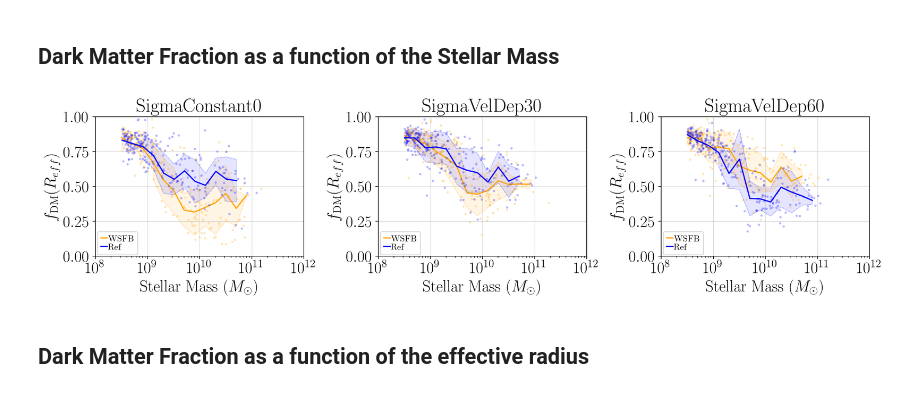
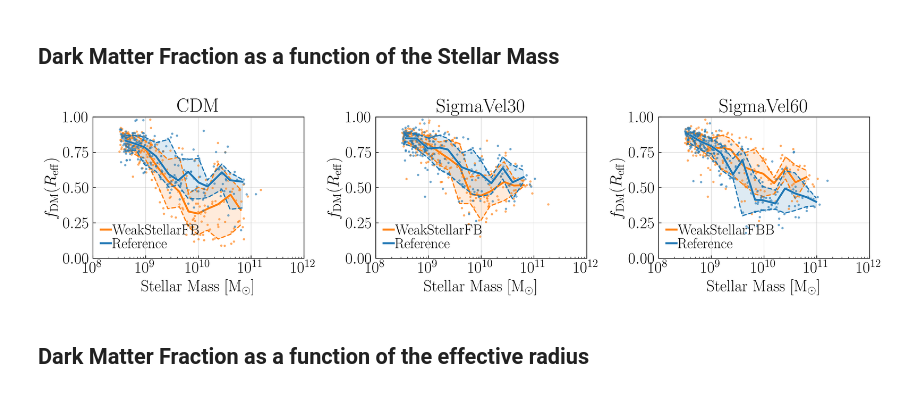
Before and after one commit to Annapreto23/TangoSIDM_DMFraction, a Jupyter notebook: data/TangoSIDM/fDM_plots.ipynb, the cells around one changed output. Saved outputs shown, nothing was run; the diff lists cells and outputs as text; code cells hidden in the pictures.

```diff
--- a/data/TangoSIDM/fDM_plots.ipynb
+++ b/data/TangoSIDM/fDM_plots.ipynb
@@ -112,11 +112,26 @@ file_paths = ['Halo_data_L025N376WeakStellarFBSigmaVelDep60Anisotropic.hdf5',
               'Halo_data_L025N376ReferenceSigmaVelDep60Anisotropic.hdf5']
 
 file_names = ['WSFB60', 'WSFB30', 'WSFBconst', 'Ref60', 'Ref30', 'Refconst']
+# %%
+### Useful function to plot median relation with error bar
+
+def plot_median_relation(ax, bins, x, y, errorbars=True, color='grey',label='CDM'):
+    num_bins = len(bins)
+    indx = np.digitize(x, bins)
+    p_bins_medians = np.array([np.median(x[indx == idx]) for idx in np.arange(num_bins) if len(x[indx==idx])>3])
+    r_bins_medians = np.array([np.median(y[indx == idx]) for idx in np.arange(num_bins) if len(x[indx==idx])>3])
+    ax.plot(p_bins_medians, r_bins_medians, lw=3, color='white')
+    ax.plot(p_bins_medians, r_bins_medians, color=color, lw=2.5, label=label)
+
+    if errorbars:
+        r_bins_16 = np.array([np.percentile(y[indx == idx], 16) for idx in np.arange(num_bins) if len(x[indx==idx])>3]) # Here we request each bin to contain at least x galaxies
+        r_bins_84 = np.array([np.percentile(y[indx == idx], 84) for idx in np.arange(num_bins) if len(x[indx==idx])>3])
+        ax.plot(p_bins_medians, r_bins_16, '--', color=color)
+        ax.plot(p_bins_medians, r_bins_84, '--', color=color)
+        ax.fill_between(p_bins_medians, r_bins_16, r_bins_84, color=color, alpha=0.15,)
 # %% [markdown]
 ## Dark Matter Fraction as a function of the Stellar Mass
 # %%
-
-
 # Define data
 file_paths = ['Halo_data_L025N376WeakStellarFBSigmaConstant00.hdf5',
               'Halo_data_L025N376ReferenceSigmaConstant00.hdf5',
@@ -125,53 +140,60 @@ file_paths = ['Halo_data_L025N376WeakStellarFBSigmaConstant00.hdf5',
               'Halo_data_L025N376ReferenceSigmaVelDep30Anisotropic.hdf5',
               'Halo_data_L025N376WeakStellarFBSigmaVelDep60Anisotropic.hdf5']
 
-file_names = ['WSFB', 'Ref', 'WSFB', 'Ref', 'WSFB', 'Ref']
-titles = ['SigmaConstant0', 'SigmaVelDep30', 'SigmaVelDep60']
-colors = ['orange', 'blue']
+file_names = ['WeakStellarFB', 'Reference', 'WeakStellarFB', 'Reference', 'WeakStellarFBB', 'Reference'] # Clearer names
+titles = ['CDM', 'SigmaVel30', 'SigmaVel60']  # Adding names following Correa+ (2024)
+colors = ['tab:orange', 'tab:blue']
 
-fig, axs = plt.subplots(1, 3, figsize=(15, 4), dpi=200)
+fig, axs = plt.subplots(1, 3, figsize=(15, 4), dpi=300) # Increasing resolution
 
 for j, file_path in enumerate(file_paths):
     ax = axs[j // 2]
 
     halo = classhalo(file_path, type='all')
 
     M = 10**halo.Mstar
     fDM = halo.fDM
     f = []
     for k in range(len(fDM[0, :])):
-        f.append(np.interp(halo.GalaxyHalfLightRadius[k], halo.Velocity_radial_bins, fDM[:, k]))
+        f = np.append(f, np.interp(halo.GalaxyHalfLightRadius[k], halo.Velocity_radial_bins, fDM[:, k]))
 
-    ax.plot(M, f, 'o',  c=colors[j % 2], alpha=0.2)
+    ax.plot(M, f, 'o',  c=colors[j % 2], alpha=0.5)
 
     bins = np.arange(halo.Mstar.min(), halo.Mstar.max(), 0.2)
     bins = 10**bins
-    bin_means, bin_edges, _ = stats.binned_statistic(M, f, bins=bins, statistic='median')
-    bin_std, _, _ = stats.binned_statistic(M, f, bins=bins, statistic='std')
+    plot_median_relation(ax, bins, M, f, errorbars=True, color=colors[j % 2], label=file_names[j])
 
-    ax.plot(bin_edges[:-1], bin_means + bin_std, '--', color=colors[j % 2], linewidth=0.8, alpha=0.2)
-    ax.plot(bin_edges[:-1], bin_means - bin_std, '--', color=colors[j % 2], linewidth=0.8, alpha=0.2)
+    # Here I am adding a suggestion to have an external function that systematically plots the
+    # median relation +/- the 16th/84th percentiles
 
-    ax.plot(bin_edges[:-1], bin_means, linestyle='-', label=file_names[j], c=colors[j % 2])
-    ax.fill_between(bin_edges[:-1], bin_means - bin_std, bin_means + bin_std, alpha=0.1, color=colors[j % 2])
-    ax.legend(loc=[0.01, 0.01], labelspacing=0.05,
-              handlelength=0.7, handletextpad=0.1,
-              frameon=True, fontsize=11, ncol=1)
+    # bin_means, bin_edges, _ = stats.binned_statistic(M, f, bins=bins, statistic='median')
+    # bin_std, _, _ = stats.binned_statistic(M, f, bins=bins, statistic='std')
 
-    ax.set_xlabel(r'Stellar Mass ($M_{\odot}$)')
-    ax.set_ylabel(r'$f_{\mathrm{DM}}(R_{eff})$')
+    #ax.plot(bin_edges[:-1], bin_means + bin_std, '--', color=colors[j % 2], linewidth=0.8, alpha=0.2)
+    #ax.plot(bin_edges[:-1], bin_means - bin_std, '--', color=colors[j % 2], linewidth=0.8, alpha=0.2)
+
+    #ax.plot(bin_edges[:-1], bin_means, linestyle='-', label=file_names[j], c=colors[j % 2])
+    #ax.fill_between(bin_edges[:-1], bin_means - bin_std, bin_means + bin_std, alpha=0.1, color=colors[j % 2])
+
+    ax.legend(loc=[0.01, 0.01], labelspacing=0.05, handlelength=0.7, handletextpad=0.1,
+              frameon=False, fontsize=18, ncol=1)
+
+    ax.tick_params(direction='in', axis='both', which='both', pad=4.5) # Minor thing
+
+    ax.set_xlabel(r'Stellar Mass [$\mathrm{M}_{\odot}$]')
+    ax.set_ylabel(r'$f_{\mathrm{DM}}(R_{\mathrm{eff}})$')
     ax.set_ylim([0, 1])
     ax.set_xlim([10**8, 10**12])
     ax.set_xscale('log')
     ax.grid(linestyle='-', linewidth=0.3)
     ax.set_title(titles[j // 2])
 
 plt.tight_layout()
 plt.savefig('fDMvsStelM.pdf')
 plt.savefig('fDMvsStelM.png')
 plt.show()
 # %% [output]
-[figure, old version]
+[figure, new version]
 # %% [markdown]
 ## Dark Matter Fraction as a function of the effective radius
 # %%
```
Also changed, not shown: parts of 3 cells of this notebook, 9 other files.
